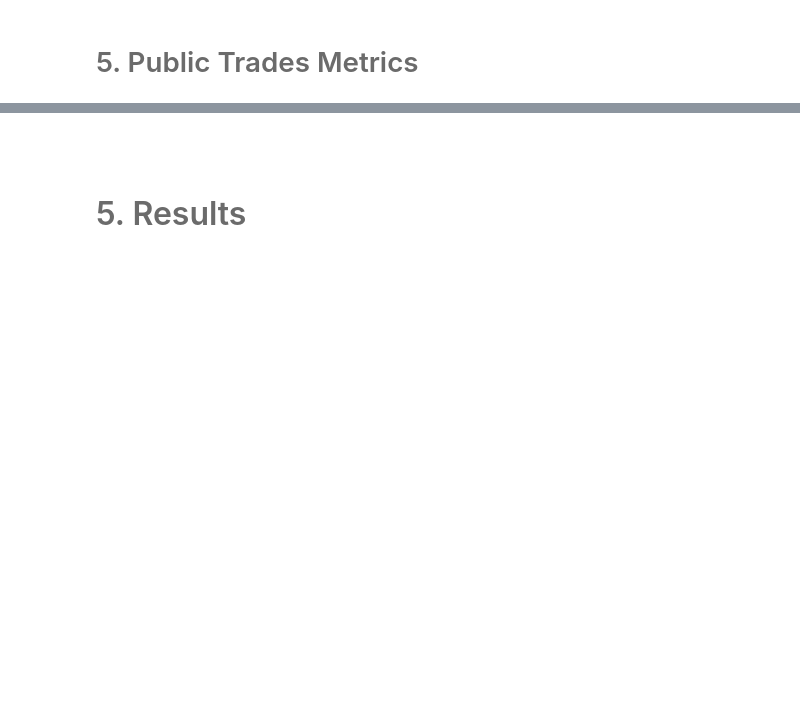
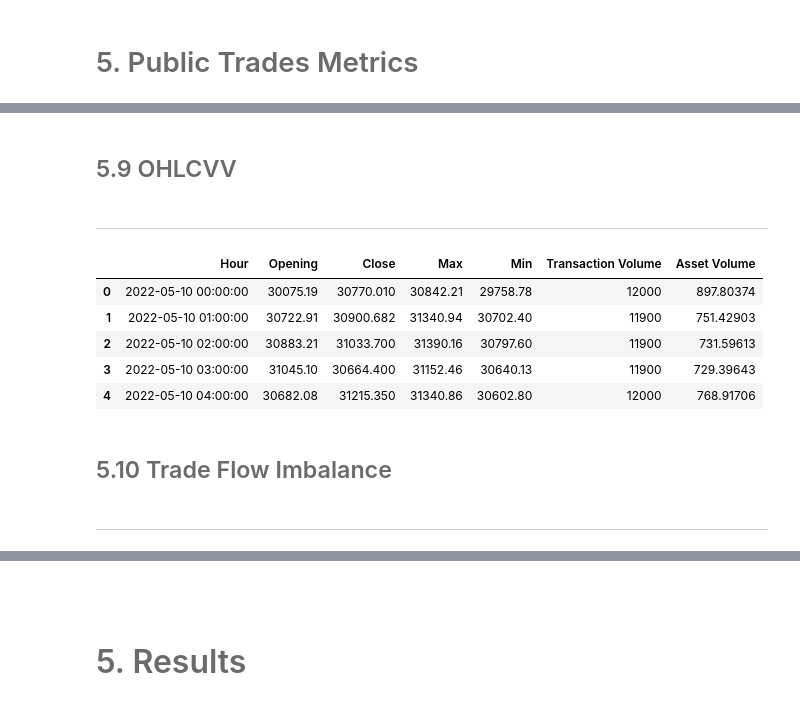
Before and after one commit to JuanPablo2019/myst_jprm_lab1, a Jupyter notebook: notebook.ipynb, the cells around one changed output, grey strips where cells are left out. Cells and saved outputs as stored; diff of their text form; code cells hidden in the pictures; blank space fills up the shorter version.

```diff
--- a/notebook.ipynb
+++ b/notebook.ipynb
@@ -94,0 +159,2 @@ import sys
+# %%
+pt_data = dt.pt_data
@@ -124,0 +358,3 @@ m2
+# %%
+
+data_2=fn.f_publictrades_metrics(pt_data)
@@ -124,0 +473,17 @@ m2
+# %% [markdown]
+## <font color= #6B6B6B> 5.9 OHLCVV  </font>
+# %% [markdown]
+<hr style="border:0.02in solid gray"> </hr>
+# %%
+data_2['OHLCVV'].head()
+# %% [output]
+|  | Hour | Opening | Close | Max | Min | Transaction Volume | Asset Volume |
+| 0 | 2022-05-10 00:00:00 | 30075.19 | 30770.010 | 30842.21 | 29758.78 | 12000 | 897.80374 |
+| 1 | 2022-05-10 01:00:00 | 30722.91 | 30900.682 | 31340.94 | 30702.40 | 11900 | 751.42903 |
+| 2 | 2022-05-10 02:00:00 | 30883.21 | 31033.700 | 31390.16 | 30797.60 | 11900 | 731.59613 |
+| 3 | 2022-05-10 03:00:00 | 31045.10 | 30664.400 | 31152.46 | 30640.13 | 11900 | 729.39643 |
+| 4 | 2022-05-10 04:00:00 | 30682.08 | 31215.350 | 31340.86 | 30602.80 | 12000 | 768.91706 |
+# %% [markdown]
+## <font color= #6B6B6B> 5.10 Trade Flow Imbalance  </font>
+# %% [markdown]
+<hr style="border:0.02in solid gray"> </hr>
```
Also changed, not shown: parts of 124 cells of this notebook, 4 other files.
